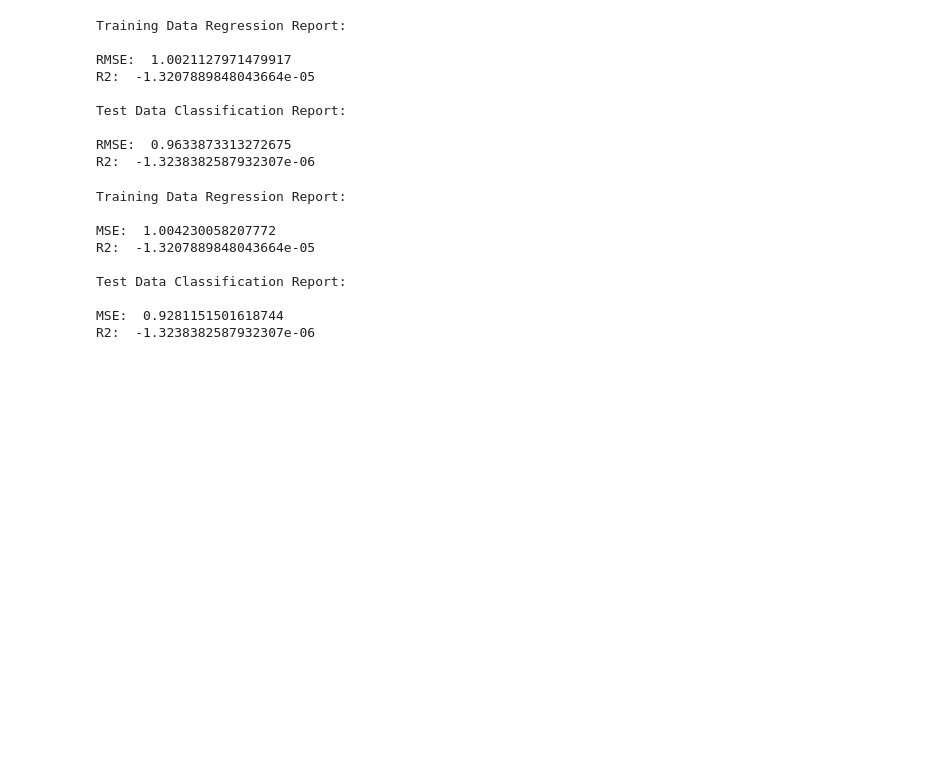
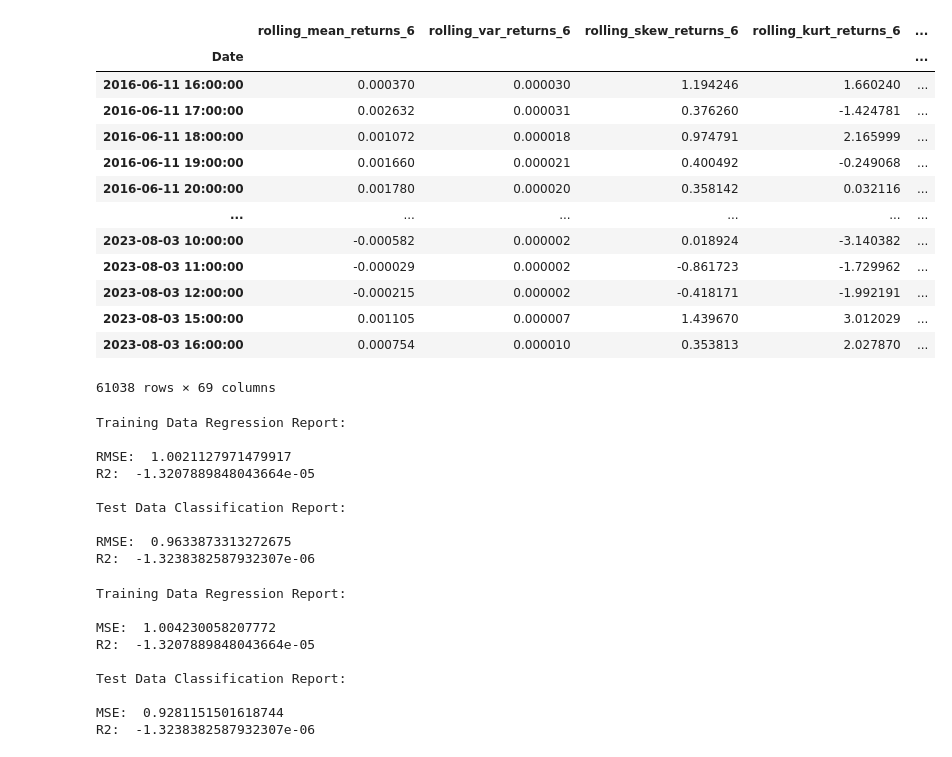
Before and after one commit to Algo-Trading-Project/trading-bot, a Jupyter notebook: notebooks/simple_ml.ipynb, the cells around one changed output. Cells and saved outputs as stored; diff of their text form; code cells hidden in the pictures; blank space fills up the shorter version.

```diff
--- a/notebooks/simple_ml.ipynb
+++ b/notebooks/simple_ml.ipynb
@@ -346,3 +346,20 @@ data.tail()
+# %%
+data
+# %% [output]
+|  | rolling_mean_returns_6 | rolling_var_returns_6 | rolling_skew_returns_6 | rolling_kurt_returns_6 | ... |
+| Date |  |  |  |  | ... |
+| 2016-06-11 16:00:00 | 0.000370 | 0.000030 | 1.194246 | 1.660240 | ... |
+| 2016-06-11 17:00:00 | 0.002632 | 0.000031 | 0.376260 | -1.424781 | ... |
+| 2016-06-11 18:00:00 | 0.001072 | 0.000018 | 0.974791 | 2.165999 | ... |
+| 2016-06-11 19:00:00 | 0.001660 | 0.000021 | 0.400492 | -0.249068 | ... |
+| 2016-06-11 20:00:00 | 0.001780 | 0.000020 | 0.358142 | 0.032116 | ... |
+| ... | ... | ... | ... | ... | ... |
+| 2023-08-03 10:00:00 | -0.000582 | 0.000002 | 0.018924 | -3.140382 | ... |
+| 2023-08-03 11:00:00 | -0.000029 | 0.000002 | -0.861723 | -1.729962 | ... |
+| 2023-08-03 12:00:00 | -0.000215 | 0.000002 | -0.418171 | -1.992191 | ... |
+| 2023-08-03 15:00:00 | 0.001105 | 0.000007 | 1.439670 | 3.012029 | ... |
+| 2023-08-03 16:00:00 | 0.000754 | 0.000010 | 0.353813 | 2.027870 | ... |
+61038 rows × 69 columns
 # %%
 pct_training_data = 0.7
 train_cutoff = int(len(data) * pct_training_data)
```
Also changed, not shown: parts of 2 cells of this notebook, 7 other files.
